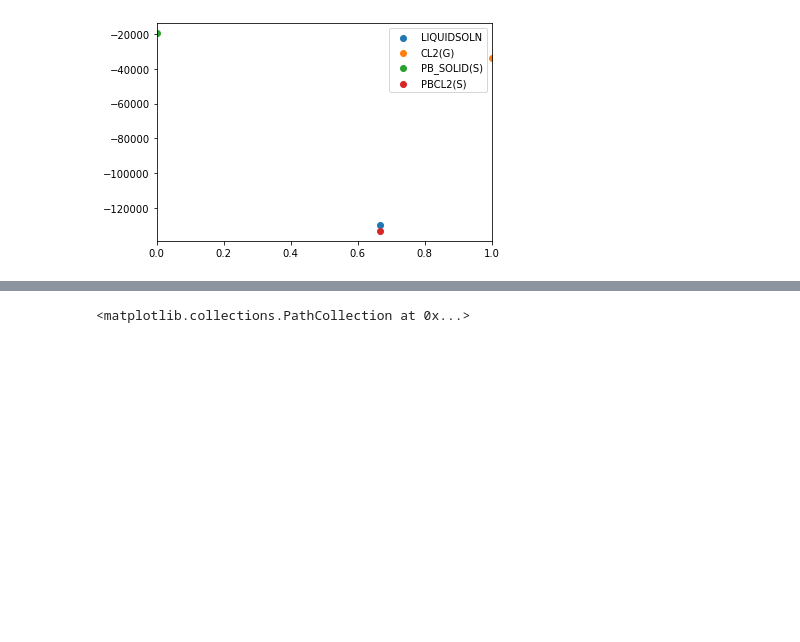
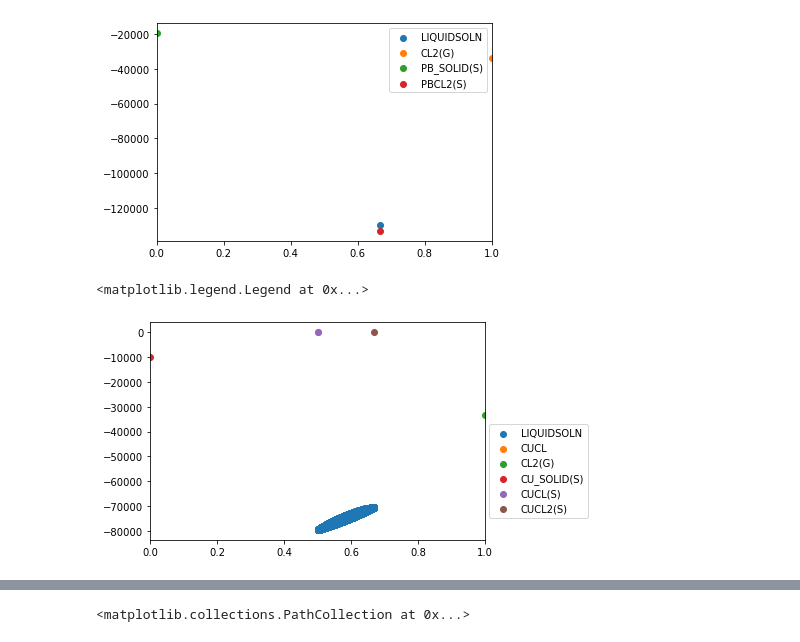
Before and after one commit to wahab2604/pycalphad, a Jupyter notebook: chemsage-dat-files/MQM-energy.ipynb, the cells around one changed output, grey strips where cells are left out. Drawn from its saved outputs; the diff is of its cells as text; code cells hidden in the pictures; blank space fills up the shorter version.

```diff
--- a/chemsage-dat-files/MQM-energy.ipynb
+++ b/chemsage-dat-files/MQM-energy.ipynb
@@ -784,6 +808,28 @@ plt.legend()
 # %% [output]
 <matplotlib.legend.Legend at 0x...>
 [figure]
+# %%
+import matplotlib.pyplot as plt
+from pycalphad import calculate, ConditionError
+import numpy as np
+z = 1e-15
+
+comps = ['CU', 'CL']
+
+for phase_name in dbf.phases: #['LIQUIDSOLN', 'CUCL', 'CL2(G)', 'CU_SOLID(S)', 'CUCL(S)', 'CUCL2(S)']:
+    try:
+        if phase_name == 'LIQUIDSOLN':
+            cr = calculate(dbf, comps, phase_name, T=300, N=1, P=101325, model=ModelMQMQA)
+        else:
+            cr = calculate(dbf, comps, phase_name, T=300, N=1, P=101325, model=Model)
+    except ConditionError:
+        continue
+    plt.scatter(cr.X.sel(component='CL').values.squeeze(), cr.GM.values.squeeze(), label=phase_name)
+plt.xlim(0, 1)
+plt.legend(loc=(1.01, 0.1))
+# %% [output]
+<matplotlib.legend.Legend at 0x...>
+[figure, added]
 # %%
 # Pb-Cl
 # TM = 501+273 = 774
```
Also changed, not shown: parts of 21 cells of this notebook.
